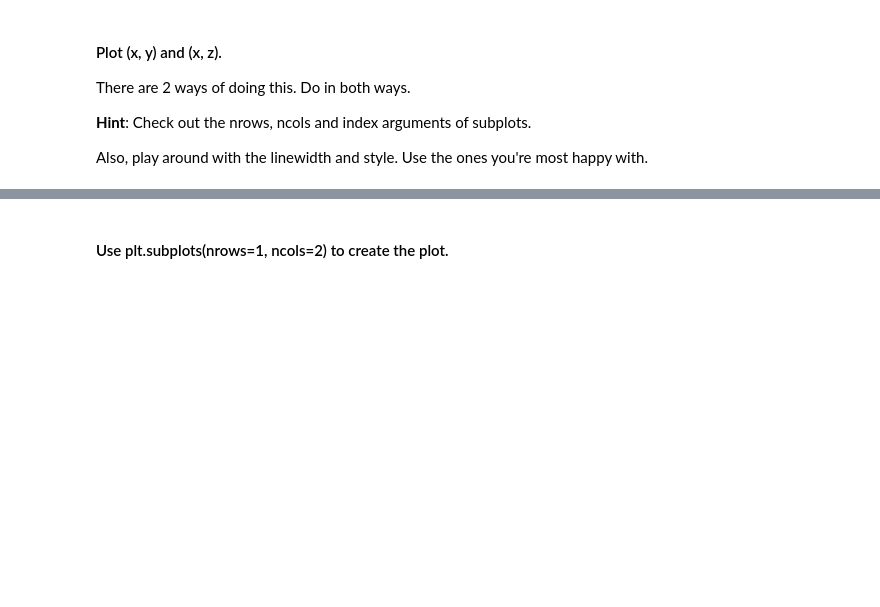
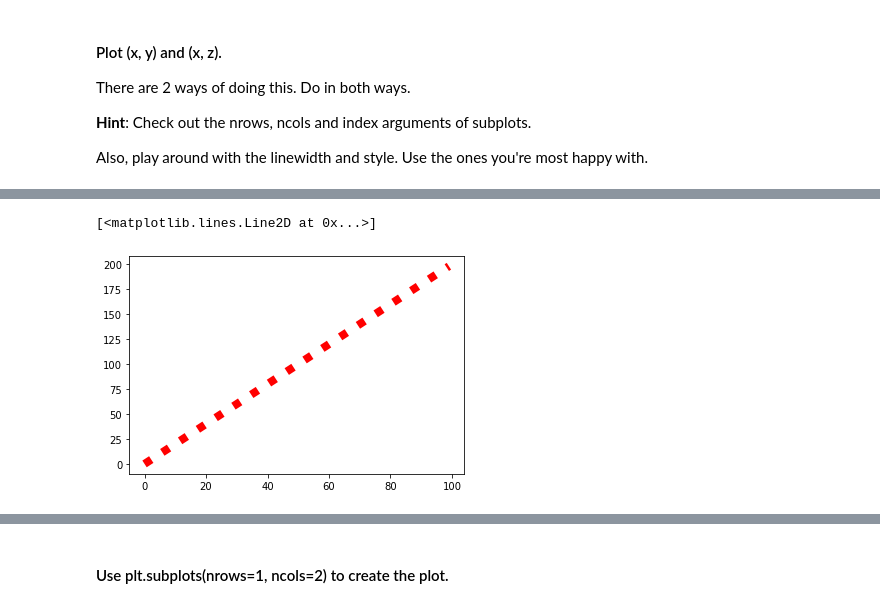
Before and after one commit to ta-datapt-bcn/lab-matplotlib-seaborn, a Jupyter notebook: your-code/main.ipynb, the cells around one changed output, grey strips where cells are left out. Drawn from its saved outputs; the diff is of its cells as text; code cells hidden in the pictures; blank space fills up the shorter version.

```diff
--- a/your-code/main.ipynb
+++ b/your-code/main.ipynb
@@ -27,0 +40,5 @@ Also, play around with the linewidth and style. Use the ones you're most happy w
+# %%
+plt.plot(x,y, linewidth=8, color = "red", linestyle='dotted')
+# %% [output]
+[<matplotlib.lines.Line2D at 0x...>]
+[figure, added]
```
Also changed, not shown: parts of 87 cells of this notebook, 4 other files.
